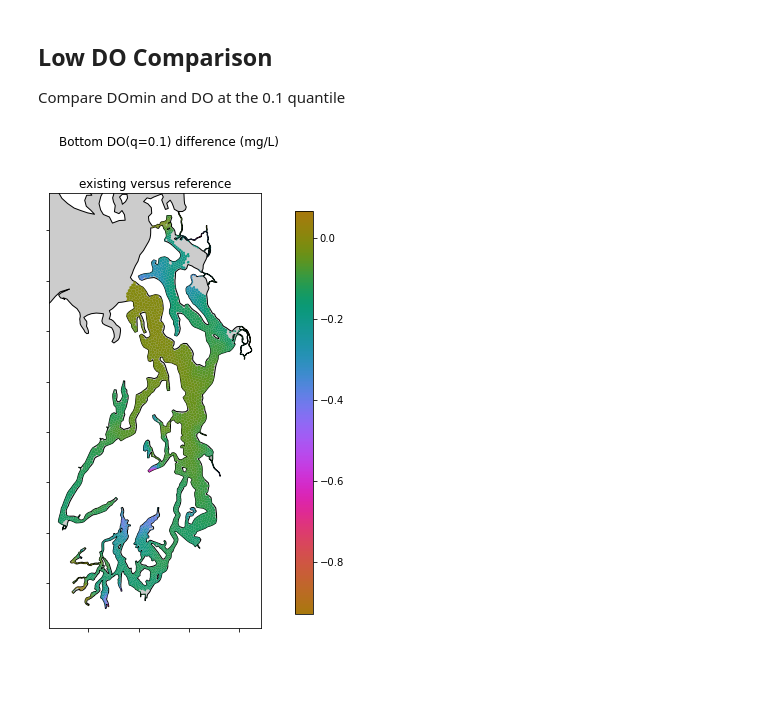
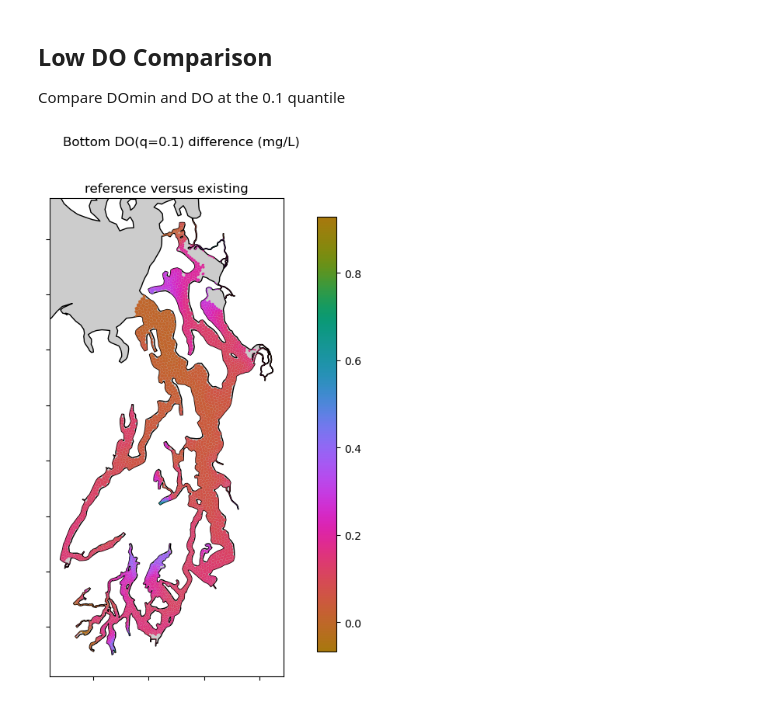
Before and after one commit to bedaro/ssm-analysis, a Jupyter notebook: Bottom DO.ipynb, the cells around one changed output. Cells and saved outputs as stored; diff of their text form; code cells hidden in the pictures; blank space fills up the shorter version.

Commit message:
New version of Bottom DO

```diff
--- a/Bottom DO.ipynb
+++ b/Bottom DO.ipynb
@@ -15,6 +16,8 @@ A simple notebook to generate dissolved oxygen plots for the bottom layer, eithe
 # %%
 do_data_cdf = "model_results/bottom do 2008.nc"
 do_variables = ('reference', 'existing')
+control_variable = 'existing'
+
 start_date = "2008-01-01"
 domain_out_shp = "gis/ssm filled domain nodes.shp"
 ssm_full_union_shp = "gis/ssm full union.shp"
@@ -29,12 +32,14 @@ sites = {
 
 from pathlib import Path
 import os.path as path
+import os
+os.environ['USE_PYGEOS'] = '0'
 from netCDF4 import Dataset
 import geopandas as gpd
 import pandas as pd
 import numpy as np
 import matplotlib.pyplot as plt
-import matplotlib.cm as cm
+from matplotlib import colormaps as cm
 import cmocean
 import matplotlib.colors as colors
 import analysis_util as au
@@ -76,5 +81,7 @@ def removesuffix(string, suffix):
     else:
         return string
 do_variable_titles = [removesuffix(s, 'DOXG_bottom') for s in do_variables]
+control_title = removesuffix(control_variable, 'DOXG_bottom')
+print(f'Control is {control_title}')
 do_variable_titles
 # %% [output]
@@ -272,7 +285,17 @@ data.to_excel(out_file("hypox_duration.xlsx"))
 # %%
-if len(do_variables) > 1:
+if control_variable is not None and len(do_variables) > 1:
+    exp_variables = []
+    exp_titles = []
+    control_title = do_variable_titles[do_variables.index(control_variable)]
+    for v in do_variables:
+        if v == control_variable:
+            continue
+        exp_variables.append(v)
+        t = do_variable_titles[do_variables.index(v)]
+        exp_titles.append(f'{t} versus {control_title}')
 
-    duration_diffs = [hypoxic_durations[v] - hypoxic_durations[do_variables[0]] for v in do_variables[1:]]
+if exp_variables is not None:
+    duration_diffs = [hypoxic_durations[v] - hypoxic_durations[control_variable] for v in exp_variables]
 
     fig, axs = plt.subplots(1, len(do_variables) - 1, figsize=(5*(len(do_variables) - 1), 8))
 
@@ -283,7 +306,7 @@ if len(do_variables) > 1:
     divnorm = colors.CenteredNorm(halfrange=np.max(np.abs(duration_diffs)))
 
     # Make a map of the duration difference between each variable and the control
-    for ax, v, t in zip(axs, duration_diffs, do_variable_titles[1:]):
+    for ax, v, t in zip(axs, duration_diffs, exp_titles):
         if ax == axs[-1]:
             # See https://stackoverflow.com/a/13784887/413862 and
             # https://geopandas.org/en/latest/docs/user_guide/mapping.html#creating-a-legend
@@ -292,7 +315,7 @@ if len(do_variables) > 1:
             legend_args = { "legend": True, "cax": cbar_ax }
         else:
             legend_args = { "legend": False }
-        d, drop = au.map_plot(domain, v, f'{t} versus {do_variable_titles[0]}', ax=ax,
+        d, drop = au.map_plot(domain, v, t, ax=ax,
                               cmap=cmocean.cm.delta, norm=divnorm, **legend_args)
 
 fig.suptitle("Bottom Hypoxic Duration (days)")
@@ -337,41 +360,43 @@ Compare DOmin and DO at the 0.1 quantile
 def plot_quantile(q):
     qdesc = f'q={q}' if q > 0 else 'min'
 
-    vals = [np.quantile(extracted_data[v], q, axis=0) for v in do_variables]
+    control = np.quantile(extracted_data[control_variable], q, axis=0)
+    vals = [np.quantile(extracted_data[v], q, axis=0) for v in exp_variables]
 
-    fig, axs = plt.subplots(1, len(do_variables) - 1, figsize=(5*(len(do_variables) - 1), 8))
+    fig, axs = plt.subplots(1, len(exp_variables), figsize=(5*len(exp_variables), 8))
 
-    norm_do = colors.Normalize(vmin=np.min(vals[1:] - vals[0]), vmax=np.max(vals[1:] - vals[0]))
+    norm_do = colors.Normalize(vmin=np.min(vals - control), vmax=np.max(vals - control))
 
     # For compatibility in the case that there's only a single plot to make
-    if len(do_variables) == 2:
+    if len(vals) == 1:
         axs = np.array([axs])
 
     # Make a map of this quantile for each variable compared to the control, assembling
     # them into one single GeoDataFrame for output
-    for ax, v, t in zip(axs, vals[1:], do_variable_titles[1:]):
+    for ax, v, t in zip(axs, vals, exp_titles):
         if ax == axs[-1]:
             # See https://stackoverflow.com/a/13784887/413862 and
             # https://geopandas.org/en/latest/docs/user_guide/mapping.html#creating-a-legend
             fig.subplots_adjust(right=0.8)
             cbar_ax = fig.add_axes([0.85, 0.15, 0.05, 0.7])
             legend_args = { "legend": True, "cax": cbar_ax }
         else:
             legend_args = { "legend": False }
-        d, drop = au.map_plot(domain, v - vals[0], f'{t} versus {do_variable_titles[0]}', ax=ax,
+        d, drop = au.map_plot(domain, v - control, t, ax=ax,
                               cmap=cmocean.cm.phase, norm=norm_do, **legend_args)
     data = domain.copy()
-    for v, t in zip(vals, do_variable_titles):
+    data[control_variable] = control
+    for v, t in zip(vals, exp_variables):
         data[t] = v
 
     fig.suptitle(f'Bottom DO({qdesc}) difference (mg/L)')
 
     fig.savefig(out_file(f'do_{qdesc}.png'))
     data.to_file(out_file(f'do_{qdesc}.shp'))
     data['node_area_km2'] = data['geometry'].area / 1e6
     data.to_excel(out_file(f'do_{qdesc}.xlsx'))
 
-if len(do_variables) > 1:
+if exp_variables is not None:
     plot_quantile(0.1)
 # %% [output]
-[figure, old version]
+[figure, new version]
```
Also changed, not shown: parts of 6 cells of this notebook.
